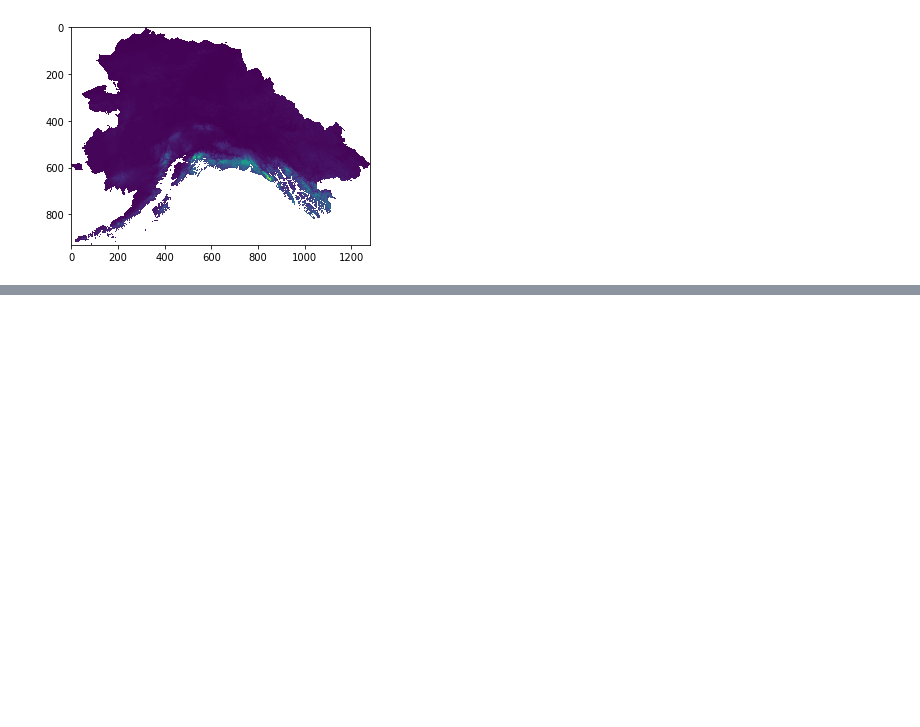
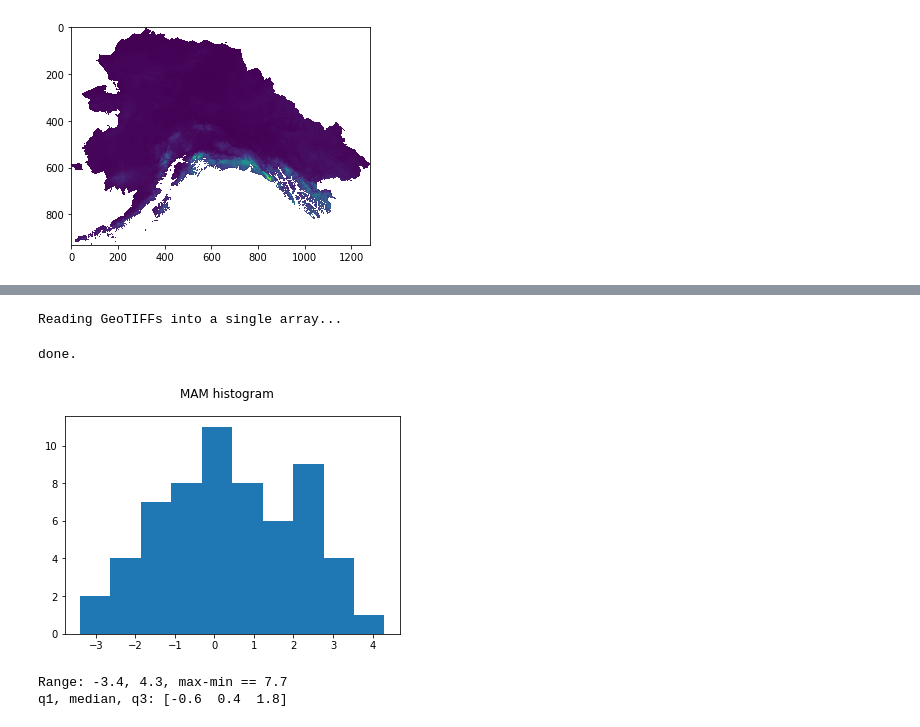
Before and after one commit to ua-snap/rasdaman-ingest, a Jupyter notebook: iem/tas_pr_2km/preprocess_historical.ipynb, the cells around one changed output, grey strips where cells are left out. Saved outputs shown, nothing was run; the diff lists cells and outputs as text; code cells hidden in the pictures; blank space fills up the shorter version.

```diff
--- a/iem/tas_pr_2km/preprocess_historical.ipynb
+++ b/iem/tas_pr_2km/preprocess_historical.ipynb
@@ -266,0 +349,8 @@ plot_sample_tif(pr_out_fps[0])
+# %%
+plot_season_histogram(src_dir, temp_fp, "MAM")
+# %% [output]
+Reading GeoTIFFs into a single array...
+done.
+[figure, added]
+Range: -3.4, 4.3, max-min == 7.7
+q1, median, q3: [-0.6  0.4  1.8]
```
Also changed, not shown: parts of 9 cells of this notebook, 3 other files.
